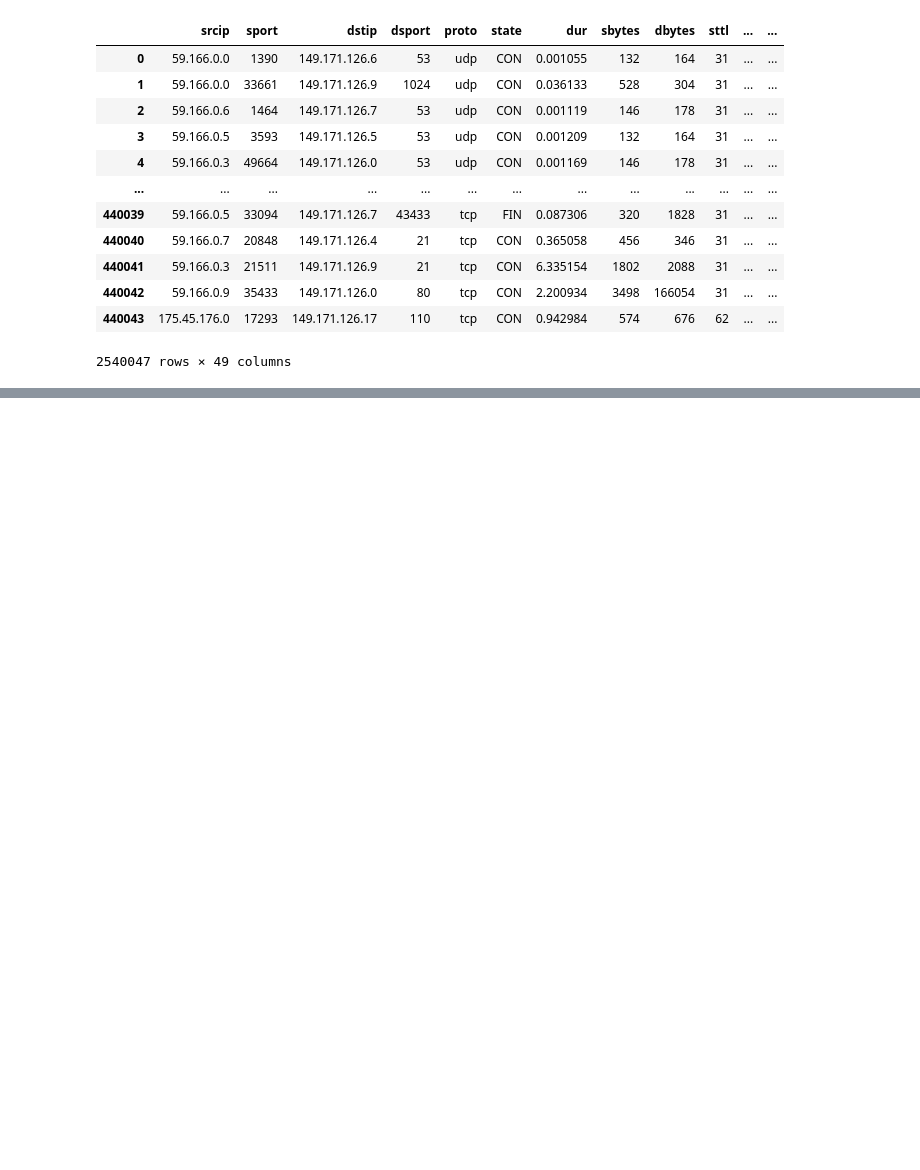
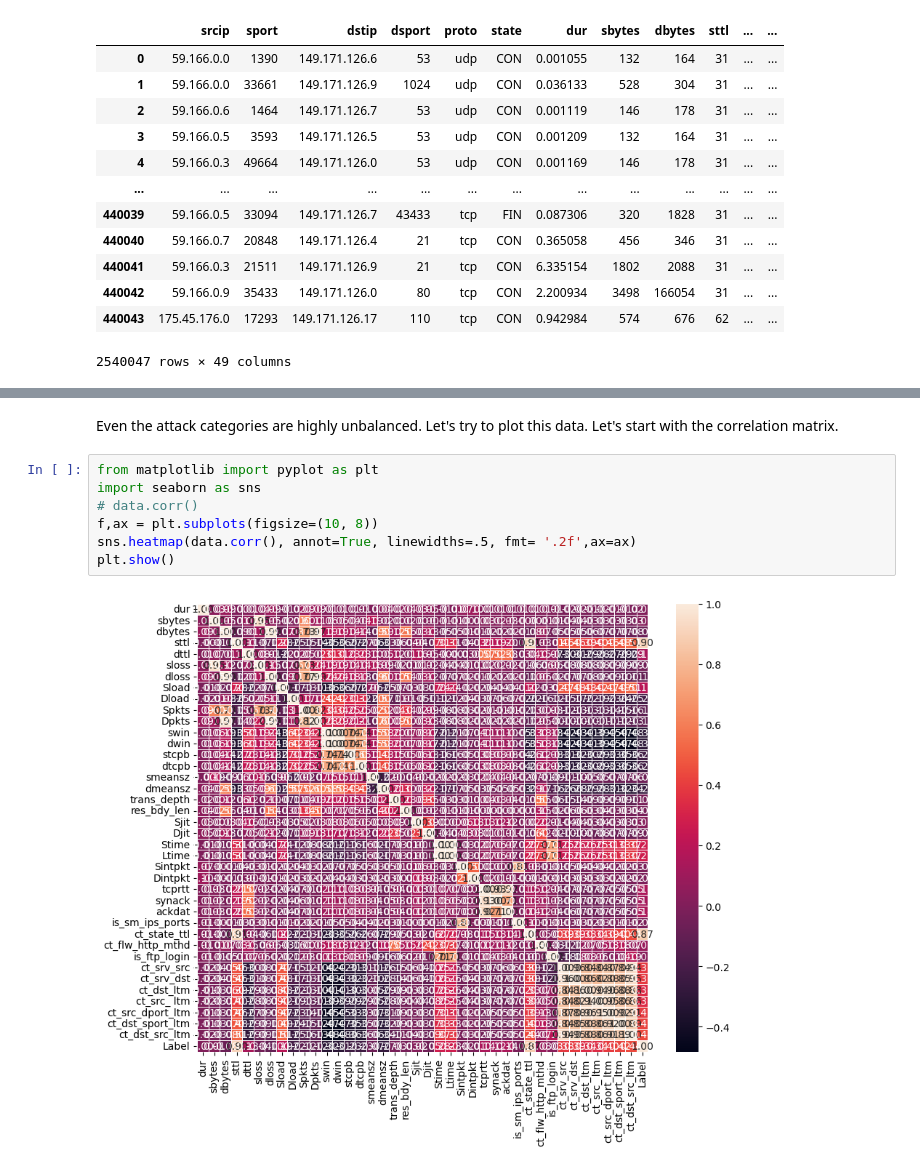
Before and after one commit to just-hms/DM-ML, a Jupyter notebook: preprocessing.ipynb, the cells around one changed output, grey strips where cells are left out. Saved outputs shown, nothing was run; the diff lists cells and outputs as text; blank space fills up the shorter version.

Commit message:
Analyzed the class division and plotted the correlation matrix

```diff
--- a/preprocessing.ipynb
+++ b/preprocessing.ipynb
@@ -105,0 +72,12 @@ Index(['srcip', 'sport', 'dstip', 'dsport', 'proto', 'state', 'dur', 'sbytes',
+# %% [markdown]
+Even the attack categories are highly unbalanced. Let's try to plot this data.
+Let's start with the correlation matrix.
+# %%
+from matplotlib import pyplot as plt
+import seaborn as sns
+# data.corr()
+f,ax = plt.subplots(figsize=(10, 8))
+sns.heatmap(data.corr(), annot=True, linewidths=.5, fmt= '.2f',ax=ax)
+plt.show()
+# %% [output]
+[figure, added]
```
Also changed, not shown: parts of 13 cells of this notebook.
